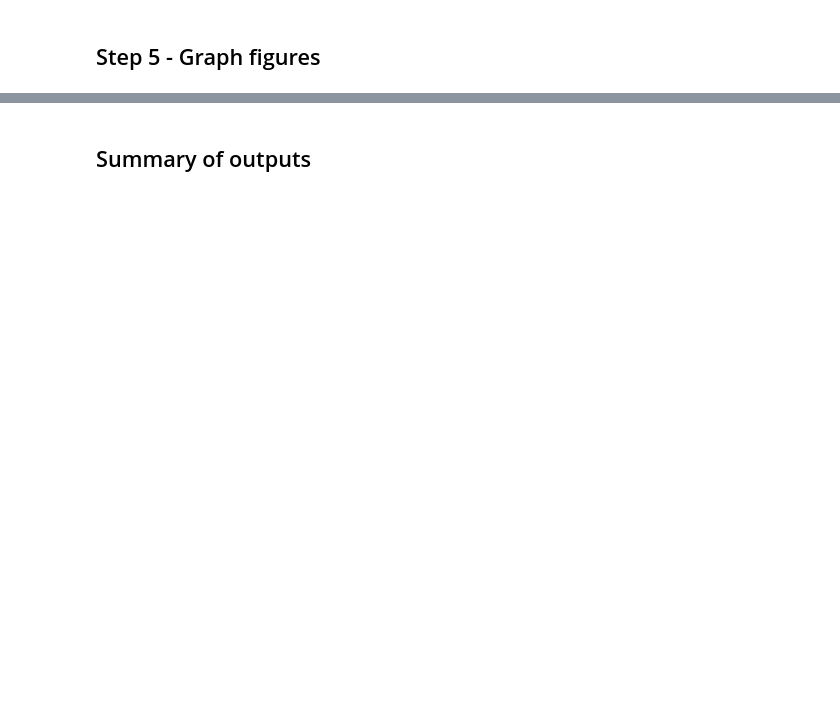
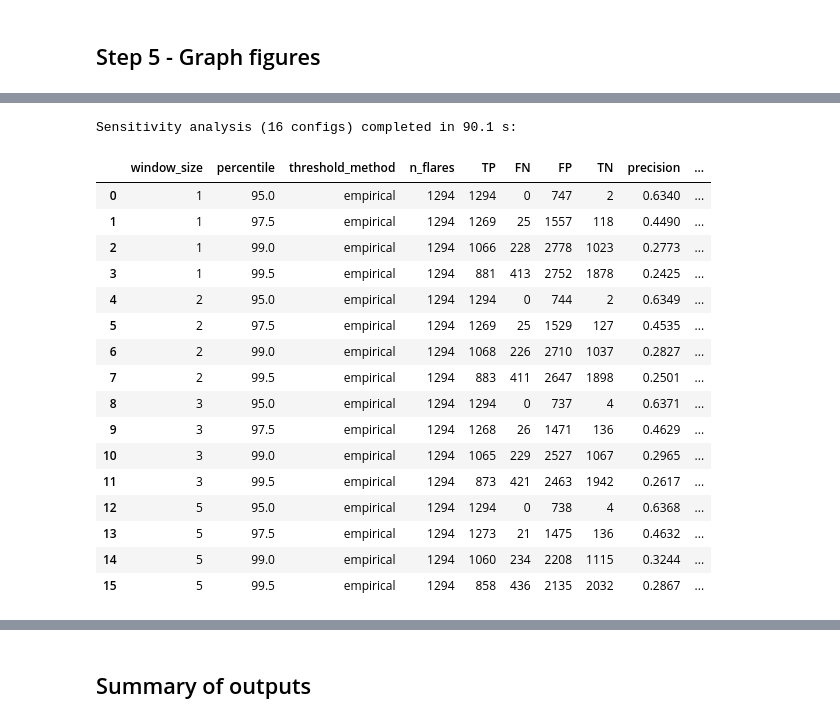
Before and after one commit to H-N-Chavda/Root-Cause-Detection, a Jupyter notebook: drum_pca_pc/drum_pca_pc.ipynb, the cells around one changed output, grey strips where cells are left out. Drawn from its saved outputs; the diff is of its cells as text; code cells hidden in the pictures; blank space fills up the shorter version.

```diff
--- a/drum_pca_pc/drum_pca_pc.ipynb
+++ b/drum_pca_pc/drum_pca_pc.ipynb
@@ -1002,0 +1385,79 @@ KeyboardInterrupt:
+# %%
+# ---- Sensitivity analysis over thresholds and window sizes ----
+t0 = time.time()
+W_LIST = list(SENSITIVITY_WINDOWS)
+P_LIST = list(SENSITIVITY_PERCENTILES)
+n_w, n_p = len(W_LIST), len(P_LIST)
+
+# Accumulate per-(W, P) plant alarm masks and per-flare drum hit / lead counts in one pass per drum
+sens_hits = np.zeros((n_w, n_p, N_EV, N_DRUMS), dtype=bool)
+sens_leads = np.full((n_w, n_p, N_EV, N_DRUMS), np.nan, dtype=np.float32)
+sens_alarm_counts = np.zeros((n_w, n_p, len(Xall)), dtype=np.uint16)
+
+gap_cross_by_w = {W: compute_gap_cross(Xall.index, W, MAX_GAP_FACTOR)[0] for W in W_LIST}
+raw_norm = ~removed
+
+for di, d in enumerate(DRUM_NAMES):
+    m = MODELS[d]
+    X_d = Xall[m["cols"]].to_numpy(float)
+    Z_d = (X_d - m["mu"]) / m["sd"]
+    if USE_Z_CLIP:
+        Z_d = np.clip(Z_d, -Z_CLIP, Z_CLIP)
+    Y_d = Z_d @ m["P"]
+    for wi, W in enumerate(W_LIST):
+        if W > 1:
+            Yw = pd.DataFrame(Y_d).rolling(W, min_periods=W).mean().to_numpy(float, copy=True)
+            Yw[:W - 1] = np.nan
+            Yw[gap_cross_by_w[W]] = np.nan
+        else:
+            Yw = Y_d
+        t2_w = (((Yw - m["mu_y"]) ** 2) / m["var_y"]).sum(1).astype(T2_DTYPE).astype(float)
+        t2_norm_vals = t2_w[raw_norm]
+        t2_norm_vals = t2_norm_vals[np.isfinite(t2_norm_vals)]
+        for pi, pct in enumerate(P_LIST):
+            thr = compute_t2_threshold(t2_norm_vals, len(m["nodes"]), n_fit_normal,
+                                       method=T2_THRESHOLD_METHOD, percentile=pct, ucl_dist=T2_UCL_DIST)
+            hits, leads, alarm_q = detect_drum_flares(t2_w, thr)
+            sens_hits[wi, pi, :, di] = hits
+            sens_leads[wi, pi, :, di] = leads
+            sens_alarm_counts[wi, pi] += alarm_q.astype(np.uint16)
+
+sens_rows = []
+for wi, W in enumerate(W_LIST):
+    for pi, pct in enumerate(P_LIST):
+        alarm_p = sens_alarm_counts[wi, pi] >= MIN_DRUMS_SIGNALING
+        m_wp = evaluate_detector(sens_hits[wi, pi], sens_leads[wi, pi], alarm_p, min_drums=MIN_DRUMS_SIGNALING)
+        sens_rows.append({"window_size": W, "percentile": pct, "threshold_method": T2_THRESHOLD_METHOD, **m_wp})
+
+sens_df = pd.DataFrame(sens_rows)
+sens_df.to_csv(OUT_DIR / "sensitivity_analysis.csv", index=False)
+
+# Consistency check against main run if (T2_WINDOW_SIZE, T2_THRESHOLD_PERCENTILE) is in grid
+match = sens_df[(sens_df.window_size == T2_WINDOW_SIZE) & (sens_df.percentile == T2_THRESHOLD_PERCENTILE)]
+if len(match):
+    r0 = match.iloc[0]
+    assert int(r0.TP) == plant_m["TP"] and int(r0.FP) == plant_m["FP"] and int(r0.TN) == plant_m["TN"], \
+        f"Sensitivity mismatch: {r0.to_dict()} vs {plant_m}"
+
+print(f"Sensitivity analysis ({len(sens_df)} configs) completed in {time.time() - t0:.1f} s:")
+display(sens_df.round(4))
+STAGE_TIMES["7b sensitivity"] = time.time() - t0
+# %% [output]
+Sensitivity analysis (16 configs) completed in 90.1 s:
+|  | window_size | percentile | threshold_method | n_flares | TP | FN | FP | TN | precision | ... |
+| 0 | 1 | 95.0 | empirical | 1294 | 1294 | 0 | 747 | 2 | 0.6340 | ... |
+| 1 | 1 | 97.5 | empirical | 1294 | 1269 | 25 | 1557 | 118 | 0.4490 | ... |
+| 2 | 1 | 99.0 | empirical | 1294 | 1066 | 228 | 2778 | 1023 | 0.2773 | ... |
+| 3 | 1 | 99.5 | empirical | 1294 | 881 | 413 | 2752 | 1878 | 0.2425 | ... |
+| 4 | 2 | 95.0 | empirical | 1294 | 1294 | 0 | 744 | 2 | 0.6349 | ... |
+| 5 | 2 | 97.5 | empirical | 1294 | 1269 | 25 | 1529 | 127 | 0.4535 | ... |
+| 6 | 2 | 99.0 | empirical | 1294 | 1068 | 226 | 2710 | 1037 | 0.2827 | ... |
+| 7 | 2 | 99.5 | empirical | 1294 | 883 | 411 | 2647 | 1898 | 0.2501 | ... |
+| 8 | 3 | 95.0 | empirical | 1294 | 1294 | 0 | 737 | 4 | 0.6371 | ... |
+| 9 | 3 | 97.5 | empirical | 1294 | 1268 | 26 | 1471 | 136 | 0.4629 | ... |
+| 10 | 3 | 99.0 | empirical | 1294 | 1065 | 229 | 2527 | 1067 | 0.2965 | ... |
+| 11 | 3 | 99.5 | empirical | 1294 | 873 | 421 | 2463 | 1942 | 0.2617 | ... |
+| 12 | 5 | 95.0 | empirical | 1294 | 1294 | 0 | 738 | 4 | 0.6368 | ... |
+| 13 | 5 | 97.5 | empirical | 1294 | 1273 | 21 | 1475 | 136 | 0.4632 | ... |
+| 14 | 5 | 99.0 | empirical | 1294 | 1060 | 234 | 2208 | 1115 | 0.3244 | ... |
+| 15 | 5 | 99.5 | empirical | 1294 | 858 | 436 | 2135 | 2032 | 0.2867 | ... |
```
Also changed, not shown: parts of 21 cells of this notebook, 10 other files.
